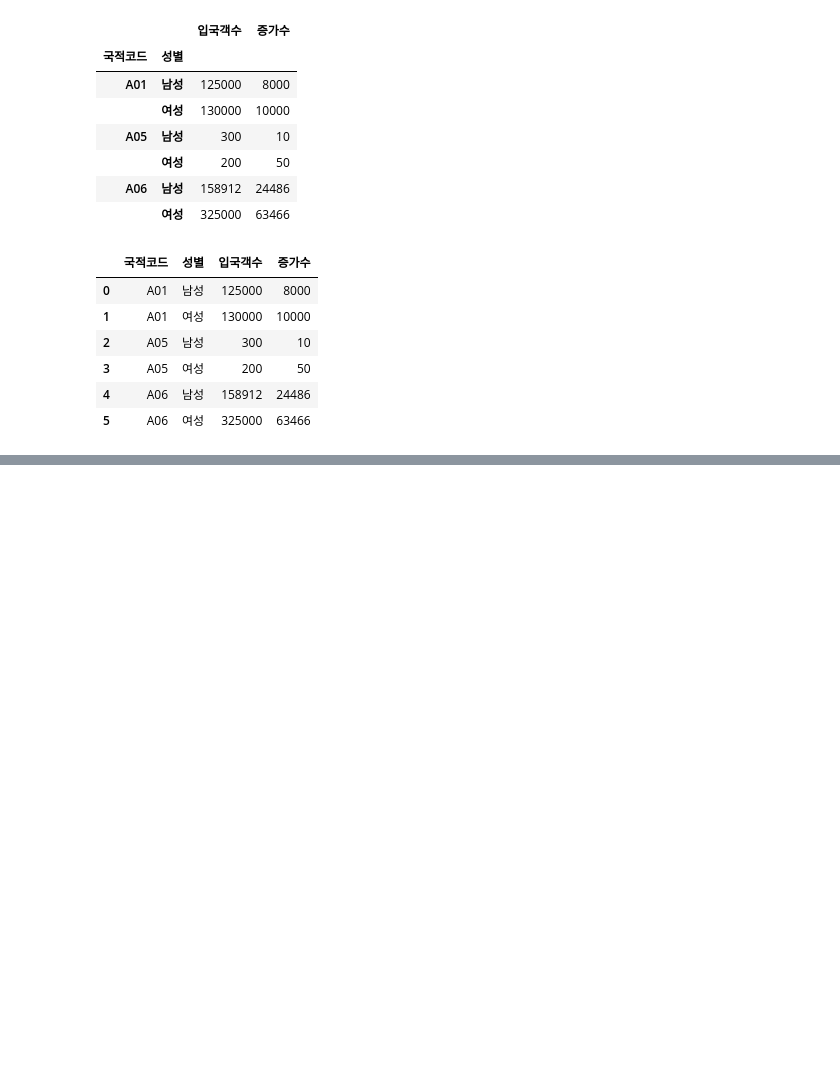
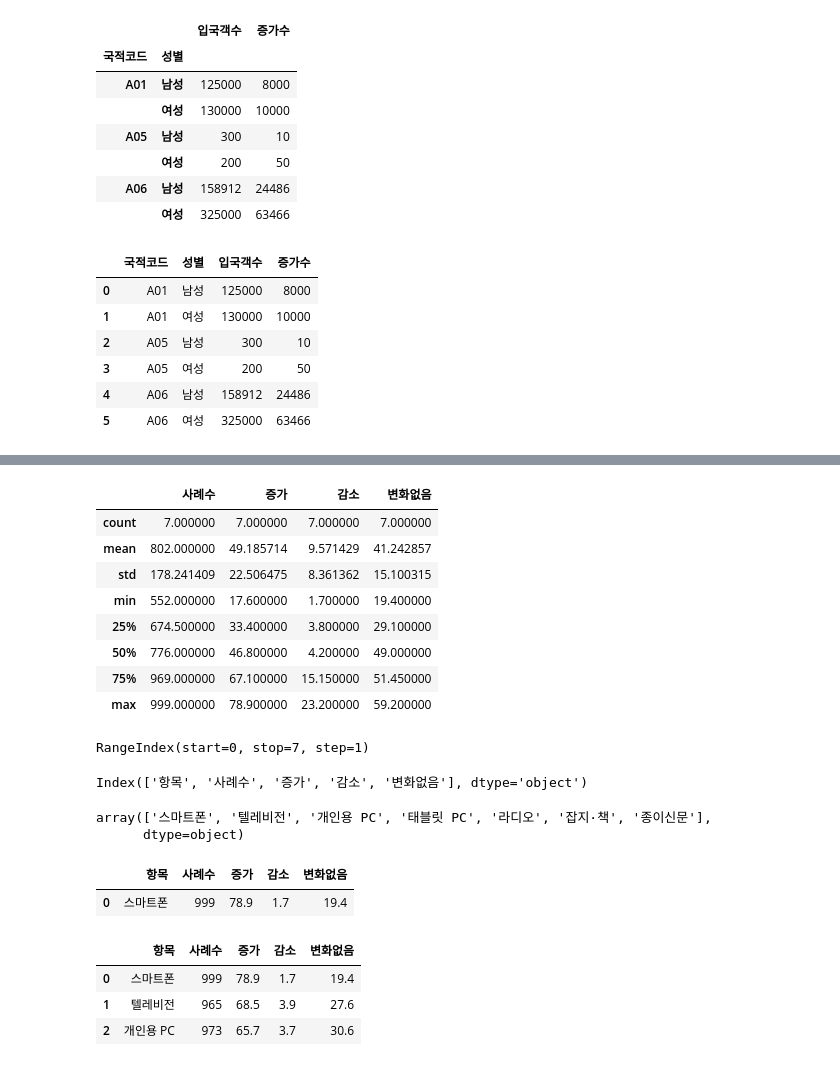
Before and after one commit to KimHyoJun99/LIKELION_AI, a Jupyter notebook: Data_TIL/Pandas/pandas_advanced.ipynb, the cells around one changed output, grey strips where cells are left out. Saved outputs shown, nothing was run; the diff lists cells and outputs as text; code cells hidden in the pictures; blank space fills up the shorter version.

```diff
--- a/Data_TIL/Pandas/pandas_advanced.ipynb
+++ b/Data_TIL/Pandas/pandas_advanced.ipynb
@@ -685,0 +720,38 @@ s1.groupby(["국적코드", "성별"]).sum().reset_index()
+# %%
+df.describe()
+# %% [output]
+|  | 사례수 | 증가 | 감소 | 변화없음 |
+| count | 7.000000 | 7.000000 | 7.000000 | 7.000000 |
+| mean | 802.000000 | 49.185714 | 9.571429 | 41.242857 |
+| std | 178.241409 | 22.506475 | 8.361362 | 15.100315 |
+| min | 552.000000 | 17.600000 | 1.700000 | 19.400000 |
+| 25% | 674.500000 | 33.400000 | 3.800000 | 29.100000 |
+| 50% | 776.000000 | 46.800000 | 4.200000 | 49.000000 |
+| 75% | 969.000000 | 67.100000 | 15.150000 | 51.450000 |
+| max | 999.000000 | 78.900000 | 23.200000 | 59.200000 |
+# %%
+df.index
+# %% [output]
+RangeIndex(start=0, stop=7, step=1)
+# %%
+df.columns
+# %% [output]
+Index(['항목', '사례수', '증가', '감소', '변화없음'], dtype='object')
+# %%
+df["항목"].unique()
+# %% [output]
+array(['스마트폰', '텔레비전', '개인용 PC', '태블릿 PC', '라디오', '잡지·책', '종이신문'],
+      dtype=object)
+# %%
+df1 = df[df["사례수"] == df["사례수"].max()]
+df1
+# %% [output]
+|  | 항목 | 사례수 | 증가 | 감소 | 변화없음 |
+| 0 | 스마트폰 | 999 | 78.9 | 1.7 | 19.4 |
+# %%
+df.sort_values(by="증가", ascending=False).head(3)
+# %% [output]
+|  | 항목 | 사례수 | 증가 | 감소 | 변화없음 |
+| 0 | 스마트폰 | 999 | 78.9 | 1.7 | 19.4 |
+| 1 | 텔레비전 | 965 | 68.5 | 3.9 | 27.6 |
+| 2 | 개인용 PC | 973 | 65.7 | 3.7 | 30.6 |
```
Also changed, not shown: parts of 6 cells of this notebook.
